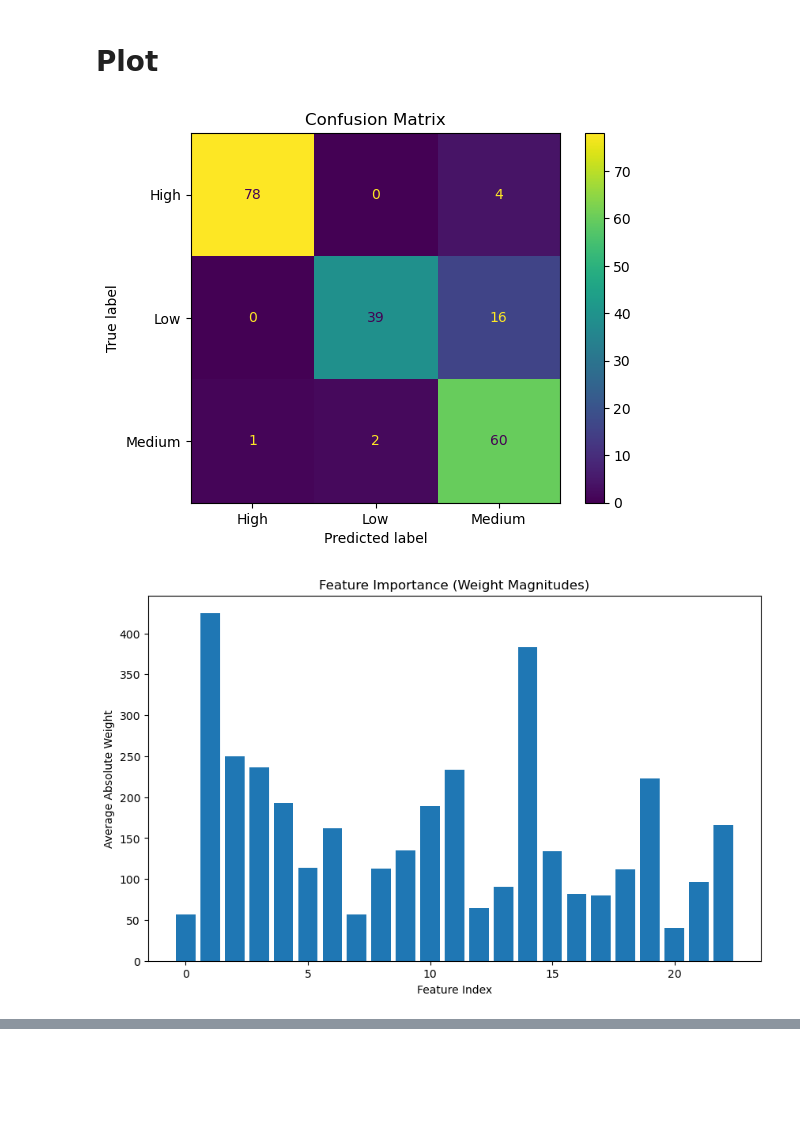
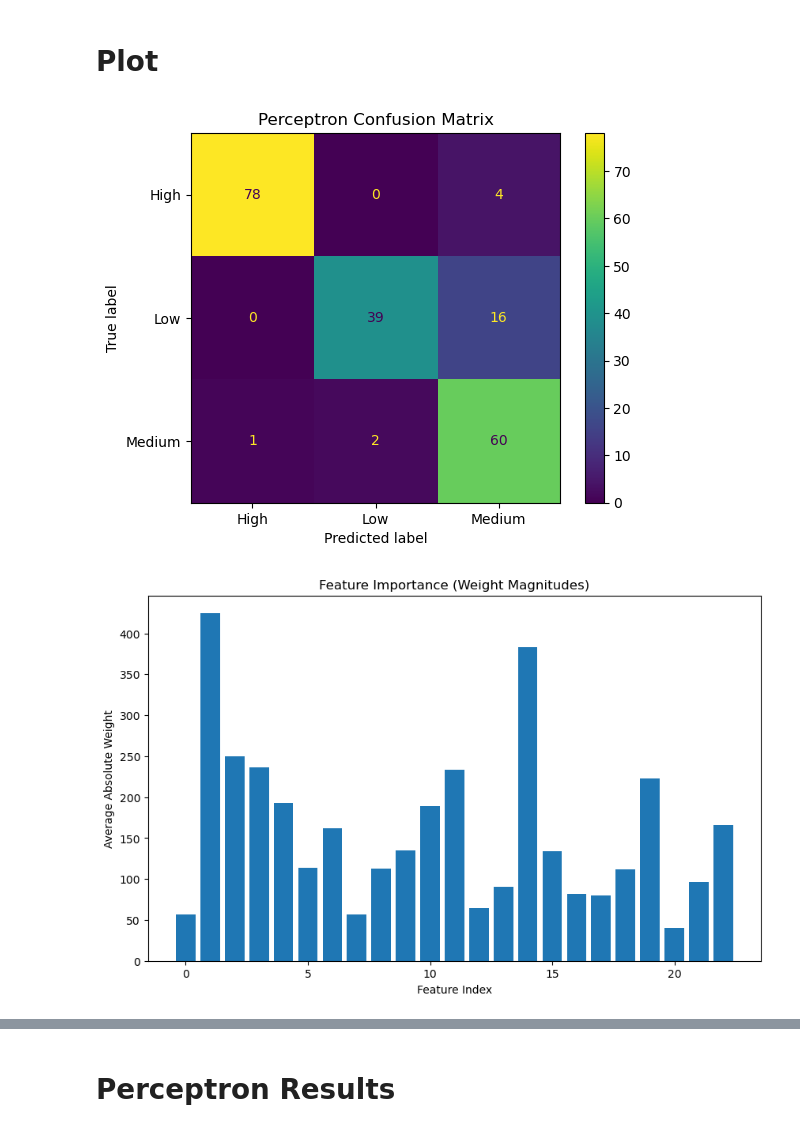
Before and after one commit to mkz4000/F21DL, a Jupyter notebook: Notebooks/Perceptron.ipynb, the cells around one changed output, grey strips where cells are left out. Saved outputs shown, nothing was run; the diff lists cells and outputs as text; code cells hidden in the pictures; blank space fills up the shorter version.

Commit message:
Finalized Perceptron

```diff
--- a/Notebooks/Perceptron.ipynb
+++ b/Notebooks/Perceptron.ipynb
@@ -62,36 +70,38 @@ weighted avg       0.90      0.89      0.89       200
 cm = confusion_matrix(y_test, y_pred)
 disp = ConfusionMatrixDisplay(confusion_matrix=cm, display_labels=unique_classes)
 disp.plot(cmap="viridis")
-plt.title("Confusion Matrix")
+plt.title("Perceptron Confusion Matrix")
 plt.show()
 
 # Feature Importance Visualization (Weight Magnitudes)
 plt.figure(figsize=(10, 6))
 weights = np.abs(model.coef_).mean(axis=0)
 plt.bar(range(len(weights)), weights)
 plt.title("Feature Importance (Weight Magnitudes)")
 plt.xlabel("Feature Index")
 plt.ylabel("Average Absolute Weight")
 plt.show()
 
 # Classification Report as a Bar Chart
 report = classification_report(y_test, y_pred, target_names=list(unique_classes), output_dict=True)
 plt.figure(figsize=(10, 6))
 
 for metric, values in report.items():
     if metric in unique_classes:  # Skip 'accuracy' or averages
         plt.bar(
             [metric + "_precision", metric + "_recall", metric + "_f1"],
             [values["precision"], values["recall"], values["f1-score"]],
             label=metric,
         )
 
 plt.title("Classification Metrics by Class")
 plt.ylabel("Score")
 plt.xticks(rotation=45)
 plt.legend(title="Class")
 plt.show()
 # %% [output]
-[figure, old version]
+[figure, new version]
 [figure]
 [figure]
+# %% [markdown]
+# Perceptron Results
```
Also changed, not shown: parts of 9 cells of this notebook.
